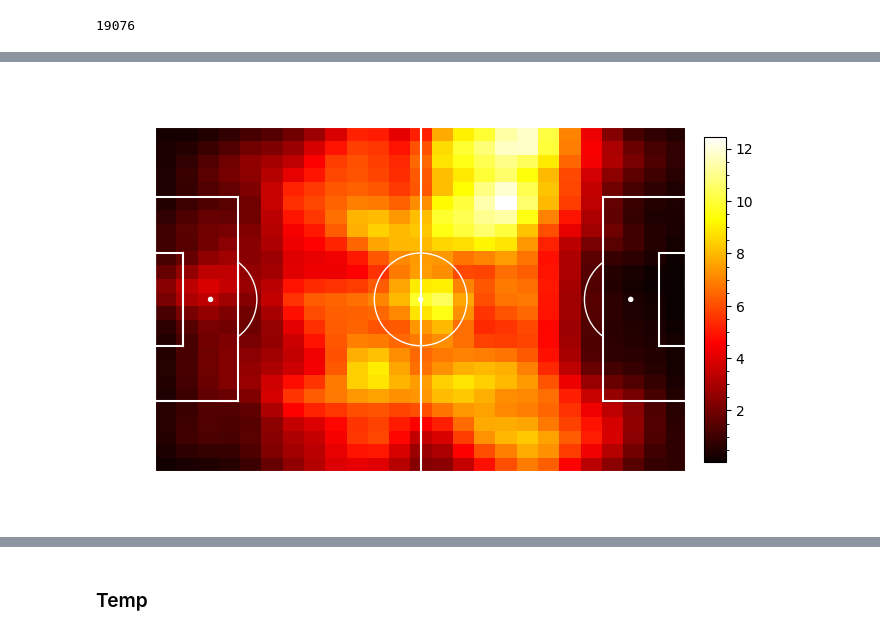
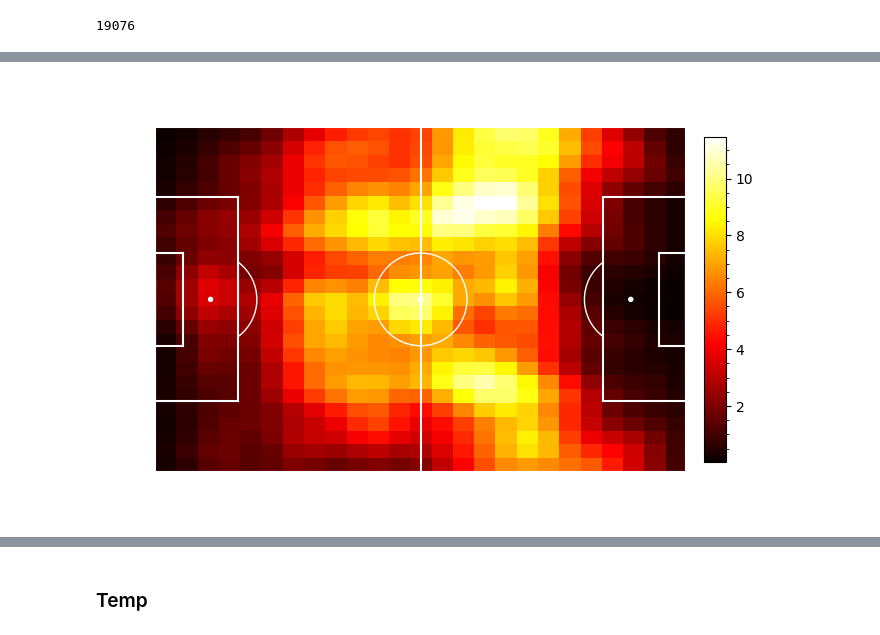
Before and after one commit to orudda/Data_Science_Soccer, a Jupyter notebook: TP_PL_2017_18.ipynb, the cells around one changed output, grey strips where cells are left out. Drawn from its saved outputs; the diff is of its cells as text; code cells hidden in the pictures.

```diff
--- a/TP_PL_2017_18.ipynb
+++ b/TP_PL_2017_18.ipynb
@@ -423,7 +429,7 @@ teams_subsamples_passes['Manchester City'][0]
 # %%
-hm = matplotsoccer.count(teams_subsamples_passes['Manchester City'][9].start_x, teams_subsamples_passes['Manchester City'][9].start_y, n = 25, m = 25)
+hm = matplotsoccer.count(teams_subsamples_passes['Manchester City'][0].start_x, teams_subsamples_passes['Manchester City'][0].start_y, n = 25, m = 25)
 hm = gaussian_filter(hm, 1)
 
-matplotsoccer.heatmap(matrix = hm, cmap="hot", linecolor="white", cbar=True, show=False, figsize=8);
+matplotsoccer.heatmap(matrix = hm, linecolor="white", cmap="hot", cbar=True, show=False, figsize=8);
 # %% [output]
-[figure, old version]
+[figure, new version]
```
Also changed, not shown: parts of 15 cells of this notebook.
